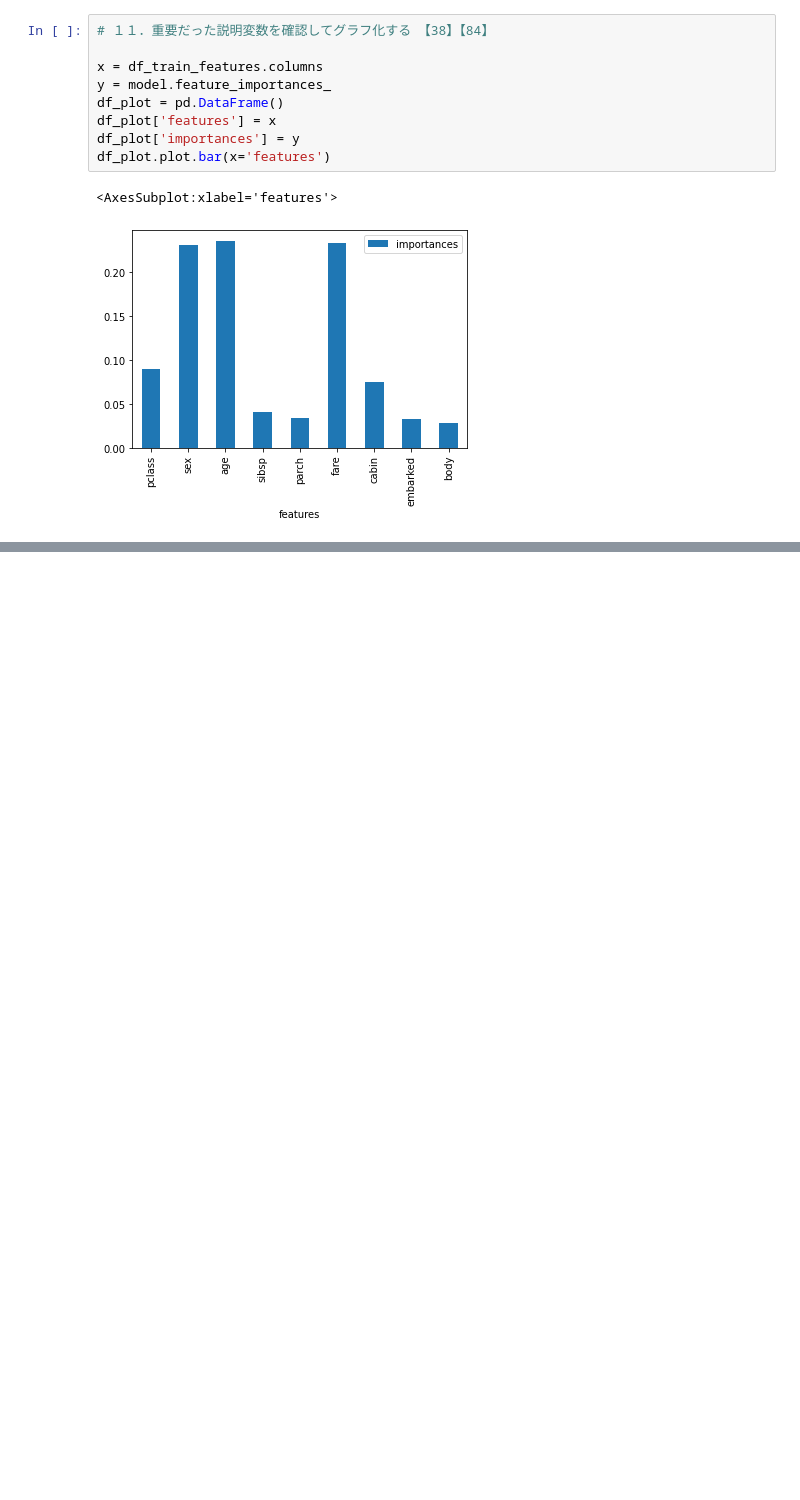
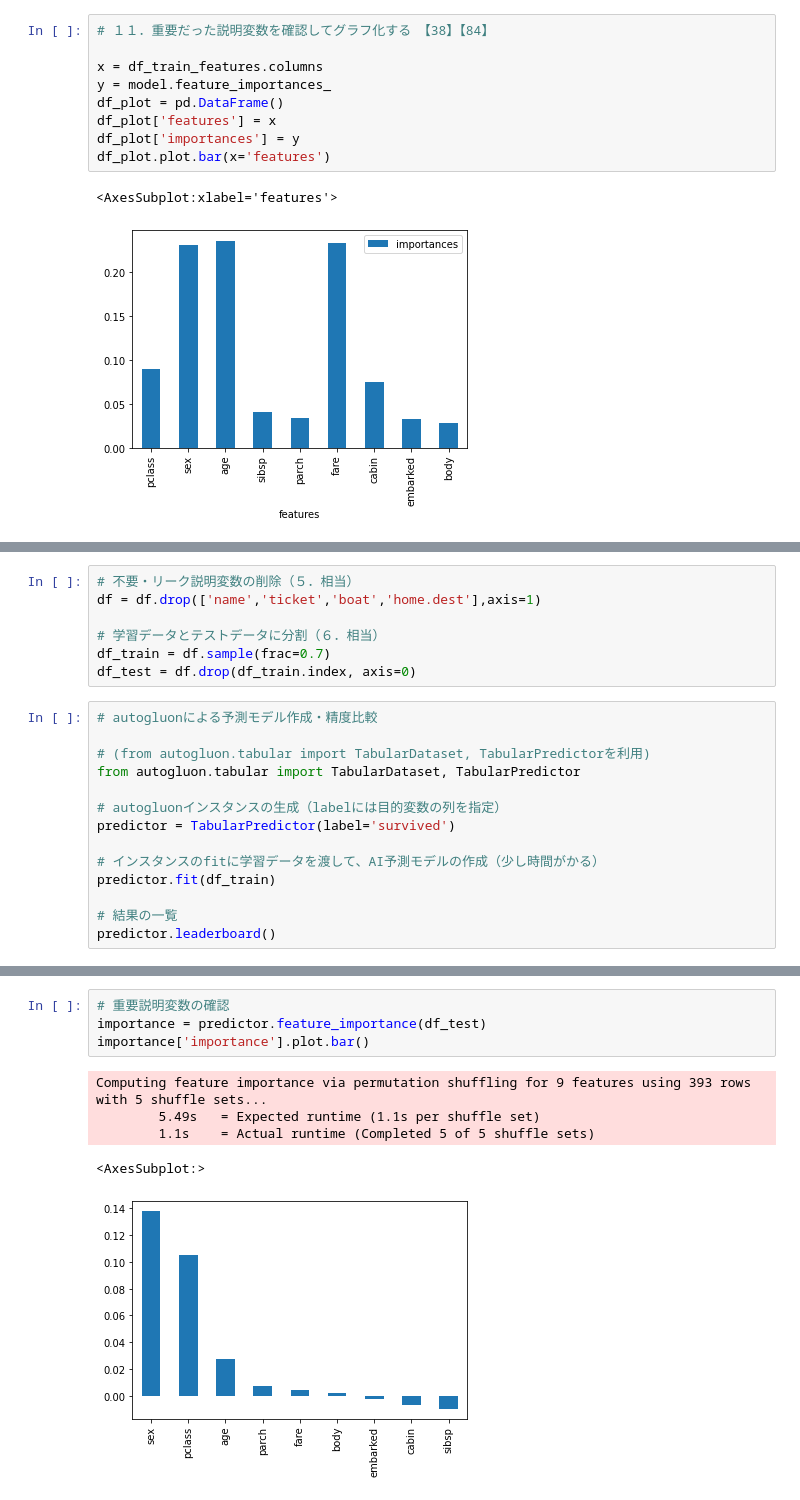
Before and after one commit to ikuo-kobayashi/aihandson, a Jupyter notebook: titanic_answer.ipynb, the cells around one changed output, grey strips where cells are left out. Drawn from its saved outputs; the diff is of its cells as text; blank space fills up the shorter version.

```diff
--- a/titanic_answer.ipynb
+++ b/titanic_answer.ipynb
@@ -563,0 +566,21 @@ df_plot.plot.bar(x='features')
+# %%
+# 不要・リーク説明変数の削除（５．相当）
+df = df.drop(['name','ticket','boat','home.dest'],axis=1)
+
+# 学習データとテストデータに分割（６．相当）
+df_train = df.sample(frac=0.7)
+df_test = df.drop(df_train.index, axis=0)
+# %%
+# autogluonによる予測モデル作成・精度比較
+
+# (from autogluon.tabular import TabularDataset, TabularPredictorを利用)
+from autogluon.tabular import TabularDataset, TabularPredictor
+
+# autogluonインスタンスの生成（labelには目的変数の列を指定）
+predictor = TabularPredictor(label='survived')
+
+# インスタンスのfitに学習データを渡して、AI予測モデルの作成（少し時間がかる）
+predictor.fit(df_train)
+
+# 結果の一覧
+predictor.leaderboard()
@@ -563,0 +657,10 @@ df_plot.plot.bar(x='features')
+# %%
+# 重要説明変数の確認
+importance = predictor.feature_importance(df_test)
+importance['importance'].plot.bar()
+# %% [output]
+Computing feature importance via permutation shuffling for 9 features using 393 rows with 5 shuffle sets...
+        5.49s   = Expected runtime (1.1s per shuffle set)
+        1.1s    = Actual runtime (Completed 5 of 5 shuffle sets)
+<AxesSubplot:>
+[figure, added]
```
Also changed, not shown: parts of 3 cells of this notebook, 3 other files.
